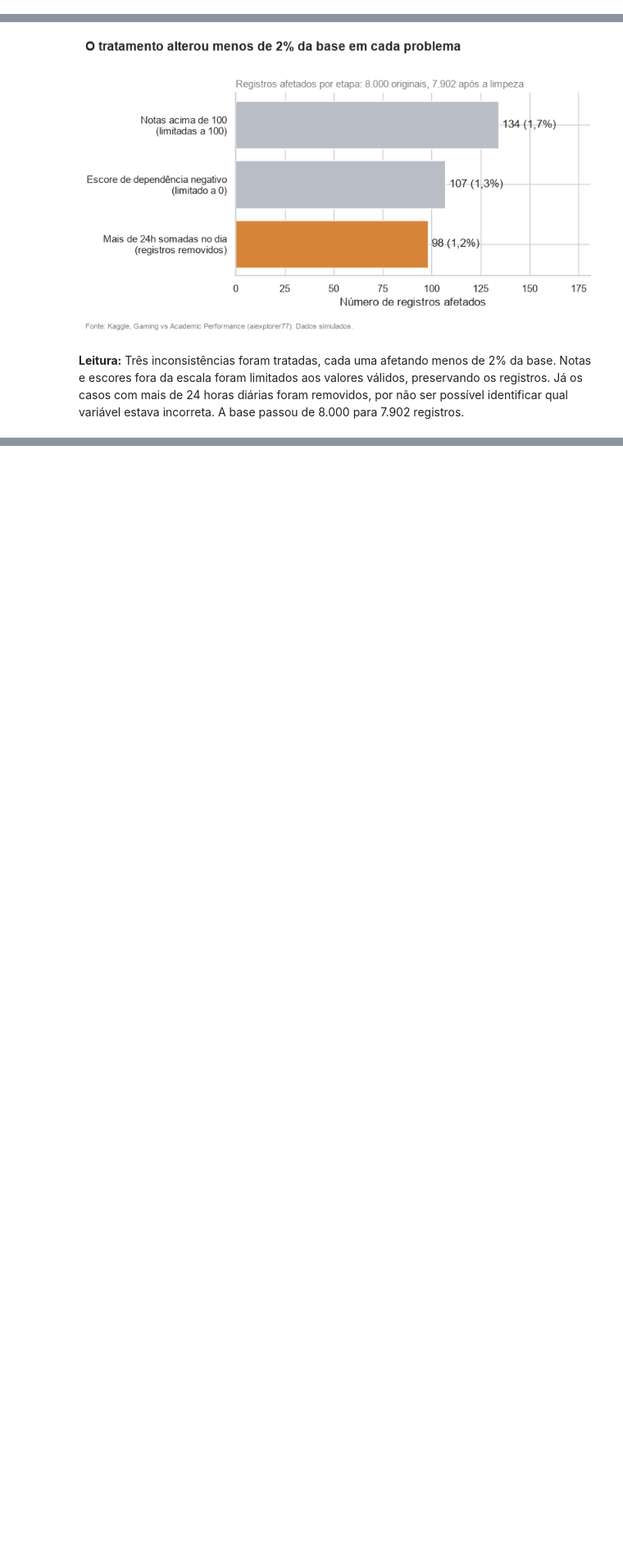
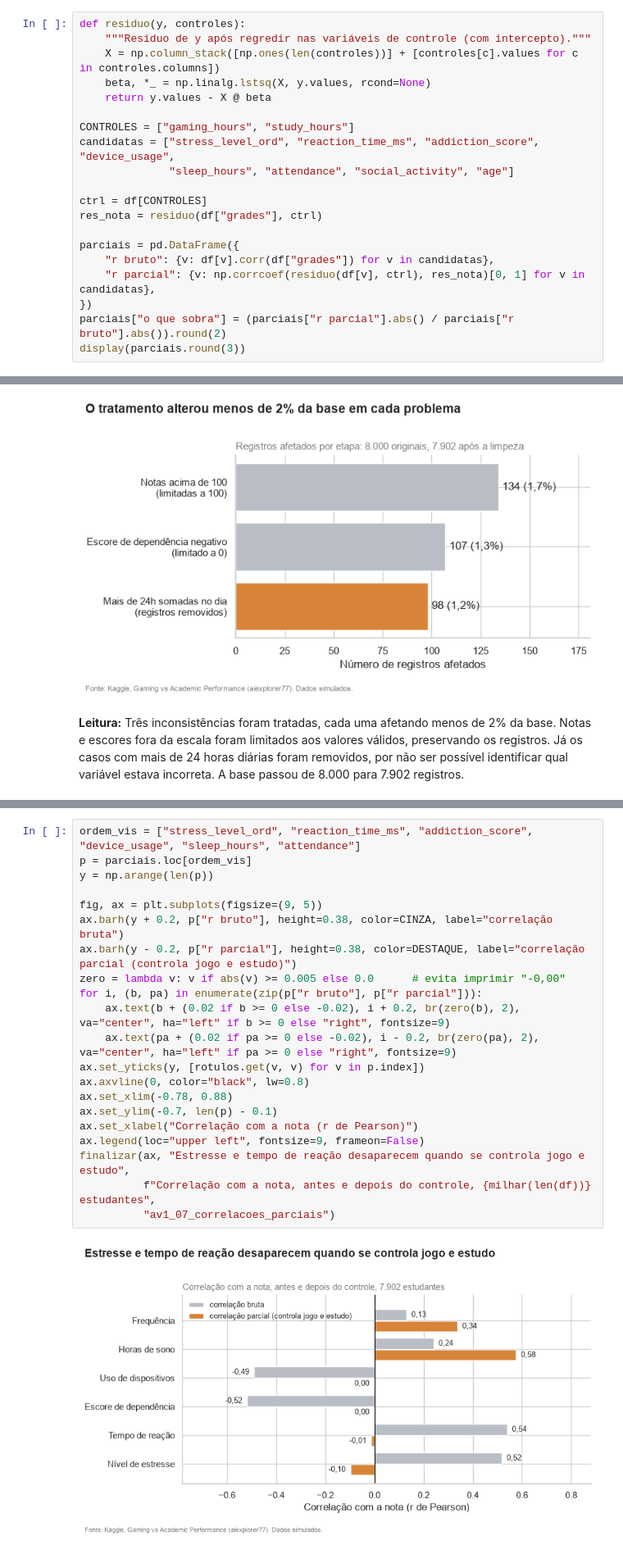
Before and after one commit to bdalpaz/abexVI-gaming-desempenho-academico, a Jupyter notebook: Analise_GrupoGamingvsAcademicPerformance.ipynb, the cells around one changed output, grey strips where cells are left out. Shown at 82% size. Saved outputs shown, nothing was run; the diff lists cells and outputs as text; blank space fills up the shorter version.

```diff
--- a/Analise_GrupoGamingvsAcademicPerformance.ipynb
+++ b/Analise_GrupoGamingvsAcademicPerformance.ipynb
@@ -350,0 +509,20 @@ Na comparação por grupos, a nota aumenta com o nível de estresse: a média é
+# %%
+def residuo(y, controles):
+    """Resíduo de y após regredir nas variáveis de controle (com intercepto)."""
+    X = np.column_stack([np.ones(len(controles))] + [controles[c].values for c in controles.columns])
+    beta, *_ = np.linalg.lstsq(X, y.values, rcond=None)
+    return y.values - X @ beta
+
+CONTROLES = ["gaming_hours", "study_hours"]
+candidatas = ["stress_level_ord", "reaction_time_ms", "addiction_score", "device_usage",
+              "sleep_hours", "attendance", "social_activity", "age"]
+
+ctrl = df[CONTROLES]
+res_nota = residuo(df["grades"], ctrl)
+
+parciais = pd.DataFrame({
+    "r bruto": {v: df[v].corr(df["grades"]) for v in candidatas},
+    "r parcial": {v: np.corrcoef(residuo(df[v], ctrl), res_nota)[0, 1] for v in candidatas},
+})
+parciais["o que sobra"] = (parciais["r parcial"].abs() / parciais["r bruto"].abs()).round(2)
+display(parciais.round(3))
@@ -476,0 +824,23 @@ finalizar(ax, "O tratamento alterou menos de 2% da base em cada problema",
+# %%
+ordem_vis = ["stress_level_ord", "reaction_time_ms", "addiction_score", "device_usage", "sleep_hours", "attendance"]
+p = parciais.loc[ordem_vis]
+y = np.arange(len(p))
+
+fig, ax = plt.subplots(figsize=(9, 5))
+ax.barh(y + 0.2, p["r bruto"], height=0.38, color=CINZA, label="correlação bruta")
+ax.barh(y - 0.2, p["r parcial"], height=0.38, color=DESTAQUE, label="correlação parcial (controla jogo e estudo)")
+zero = lambda v: v if abs(v) >= 0.005 else 0.0      # evita imprimir "-0,00"
+for i, (b, pa) in enumerate(zip(p["r bruto"], p["r parcial"])):
+    ax.text(b + (0.02 if b >= 0 else -0.02), i + 0.2, br(zero(b), 2), va="center", ha="left" if b >= 0 else "right", fontsize=9)
+    ax.text(pa + (0.02 if pa >= 0 else -0.02), i - 0.2, br(zero(pa), 2), va="center", ha="left" if pa >= 0 else "right", fontsize=9)
+ax.set_yticks(y, [rotulos.get(v, v) for v in p.index])
+ax.axvline(0, color="black", lw=0.8)
+ax.set_xlim(-0.78, 0.88)
+ax.set_ylim(-0.7, len(p) - 0.1)
+ax.set_xlabel("Correlação com a nota (r de Pearson)")
+ax.legend(loc="upper left", fontsize=9, frameon=False)
+finalizar(ax, "Estresse e tempo de reação desaparecem quando se controla jogo e estudo",
+          f"Correlação com a nota, antes e depois do controle, {milhar(len(df))} estudantes",
+          "av1_07_correlacoes_parciais")
+# %% [output]
+[figure, added]
```
Also changed, not shown: parts of 30 cells of this notebook, 6 other files.
